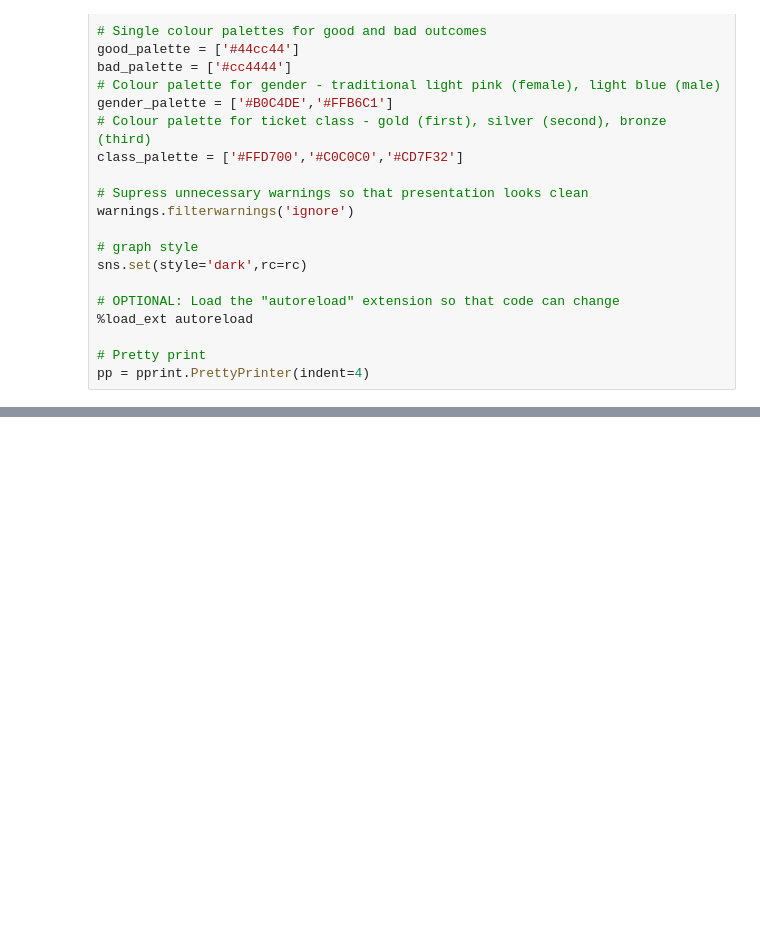
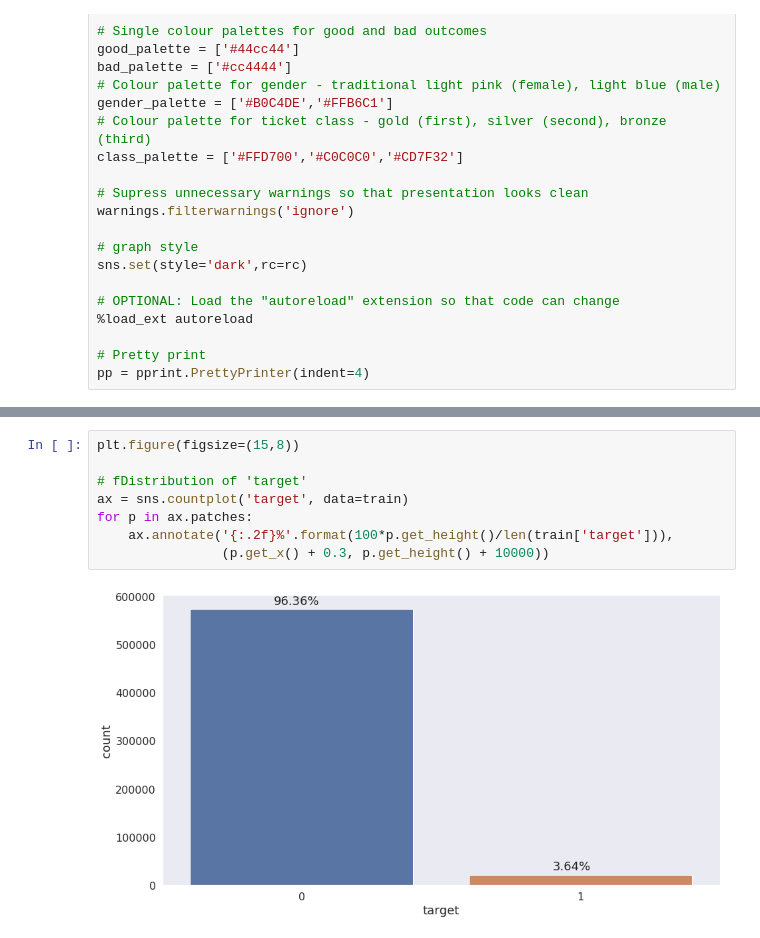
Before and after one commit to prinakk/ML_UTS2019_ASSIGNEMT2, a Jupyter notebook: SAFEynb.ipynb, the cells around one changed output, grey strips where cells are left out. Drawn from its saved outputs; the diff is of its cells as text; blank space fills up the shorter version.

```diff
--- a/SAFEynb.ipynb
+++ b/SAFEynb.ipynb
@@ -113,0 +181,10 @@ Wall time: 1.66 s
+# %%
+plt.figure(figsize=(15,8))
+
+# fDistribution of 'target'
+ax = sns.countplot('target', data=train)
+for p in ax.patches:
+    ax.annotate('{:.2f}%'.format(100*p.get_height()/len(train['target'])),
+                (p.get_x() + 0.3, p.get_height() + 10000))
+# %% [output]
+[figure, added]
```
Also changed, not shown: parts of 11 cells of this notebook.
